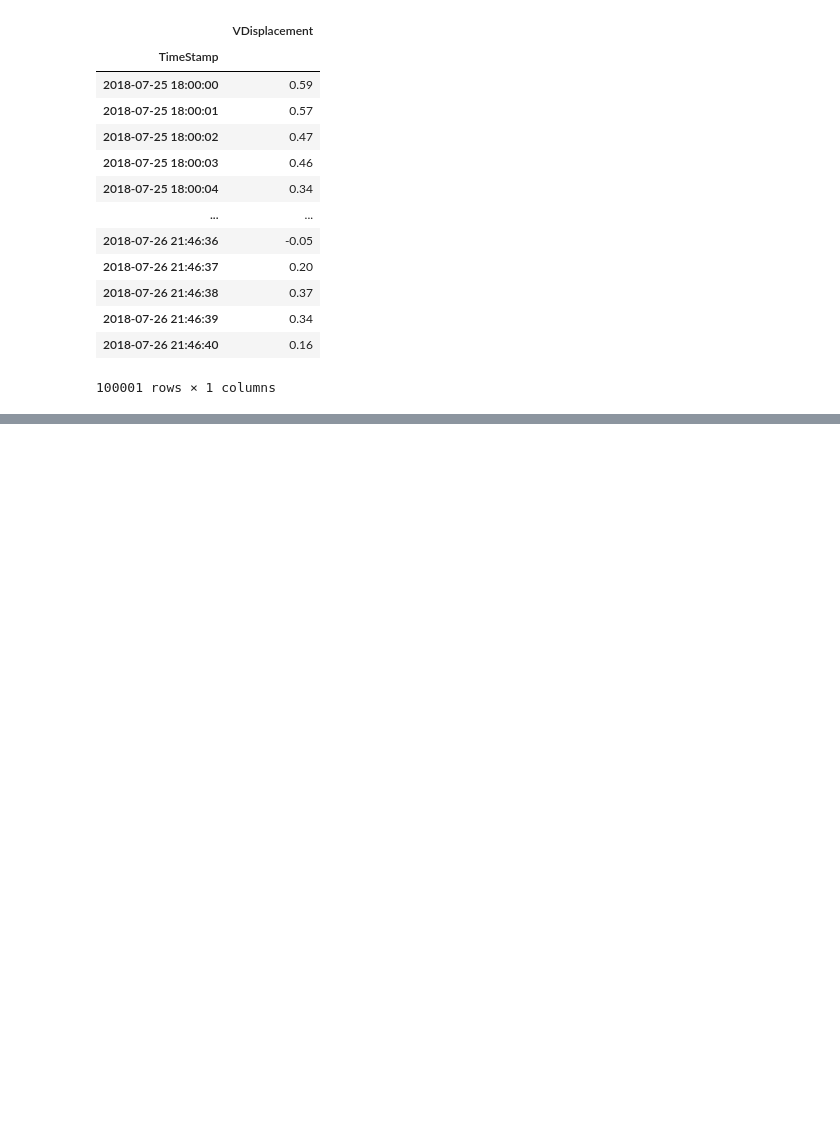
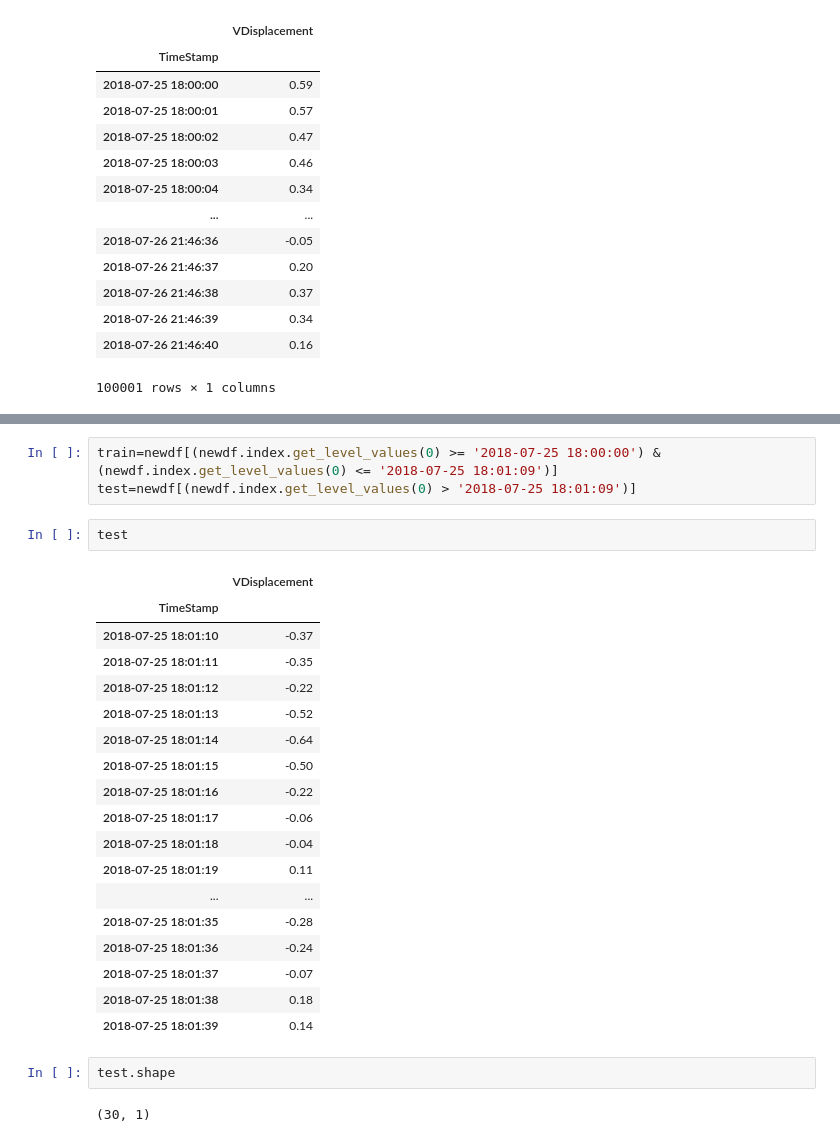
Before and after one commit to purvimisal/TS-wave, a Jupyter notebook: TimeSeries_Wave.ipynb, the cells around one changed output, grey strips where cells are left out. Drawn from its saved outputs; the diff is of its cells as text; blank space fills up the shorter version.

```diff
--- a/TimeSeries_Wave.ipynb
+++ b/TimeSeries_Wave.ipynb
@@ -169,0 +209,28 @@ model.summary()
+# %%
+train=newdf[(newdf.index.get_level_values(0) >= '2018-07-25 18:00:00') & (newdf.index.get_level_values(0) <= '2018-07-25 18:01:09')]
+test=newdf[(newdf.index.get_level_values(0) > '2018-07-25 18:01:09')]
+# %%
+test
+# %% [output]
+|  | VDisplacement |
+| TimeStamp |  |
+| 2018-07-25 18:01:10 | -0.37 |
+| 2018-07-25 18:01:11 | -0.35 |
+| 2018-07-25 18:01:12 | -0.22 |
+| 2018-07-25 18:01:13 | -0.52 |
+| 2018-07-25 18:01:14 | -0.64 |
+| 2018-07-25 18:01:15 | -0.50 |
+| 2018-07-25 18:01:16 | -0.22 |
+| 2018-07-25 18:01:17 | -0.06 |
+| 2018-07-25 18:01:18 | -0.04 |
+| 2018-07-25 18:01:19 | 0.11 |
+| ... | ... |
+| 2018-07-25 18:01:35 | -0.28 |
+| 2018-07-25 18:01:36 | -0.24 |
+| 2018-07-25 18:01:37 | -0.07 |
+| 2018-07-25 18:01:38 | 0.18 |
+| 2018-07-25 18:01:39 | 0.14 |
+# %%
+test.shape
+# %% [output]
+(30, 1)
```
Also changed, not shown: parts of 31 cells of this notebook.
